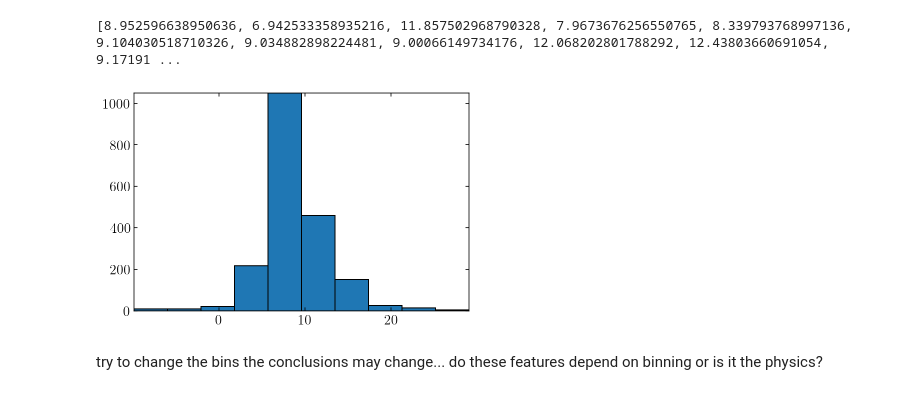
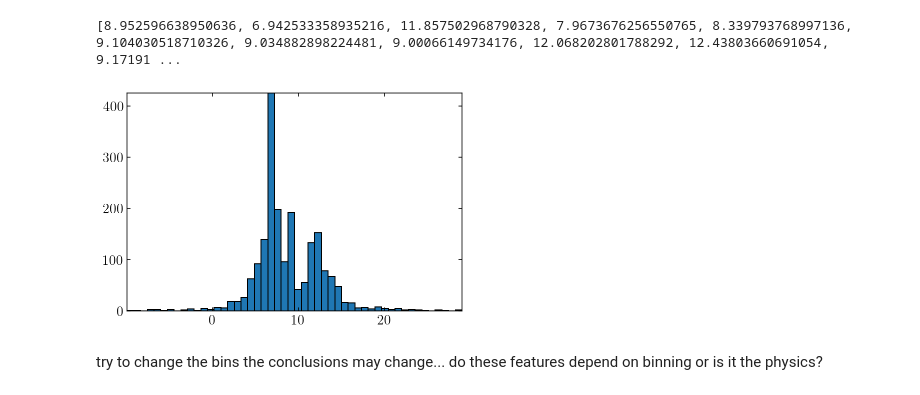
Before and after one commit to giuliapru/astrostatistics_bicocca_2022, a Jupyter notebook: working/L02_probability-mycopy.ipynb, the cells around one changed output. Saved outputs shown, nothing was run; the diff lists cells and outputs as text; code cells hidden in the pictures.

```diff
--- a/working/L02_probability-mycopy.ipynb
+++ b/working/L02_probability-mycopy.ipynb
@@ -102,9 +100,9 @@ print(x.tolist())
 [8.952596638950636, 6.942533358935216, 11.857502968790328, 7.9673676256550765, 8.339793768997136, 9.104030518710326, 9.034882898224481, 9.00066149734176, 12.068202801788292, 12.43803660691054, 9.17191 ...
 # %%
 #Let's do the easiest thing ever.
-plt.hist(x);
+plt.hist(x, bins=50);
 # %% [output]
-[figure, old version]
+[figure, new version]
 # %% [markdown]
 try to change the bins the conclusions may change... do these features depend on binning or is it the physics?
 # %%
```
Also changed, not shown: parts of 3 cells of this notebook, 8 other files.
